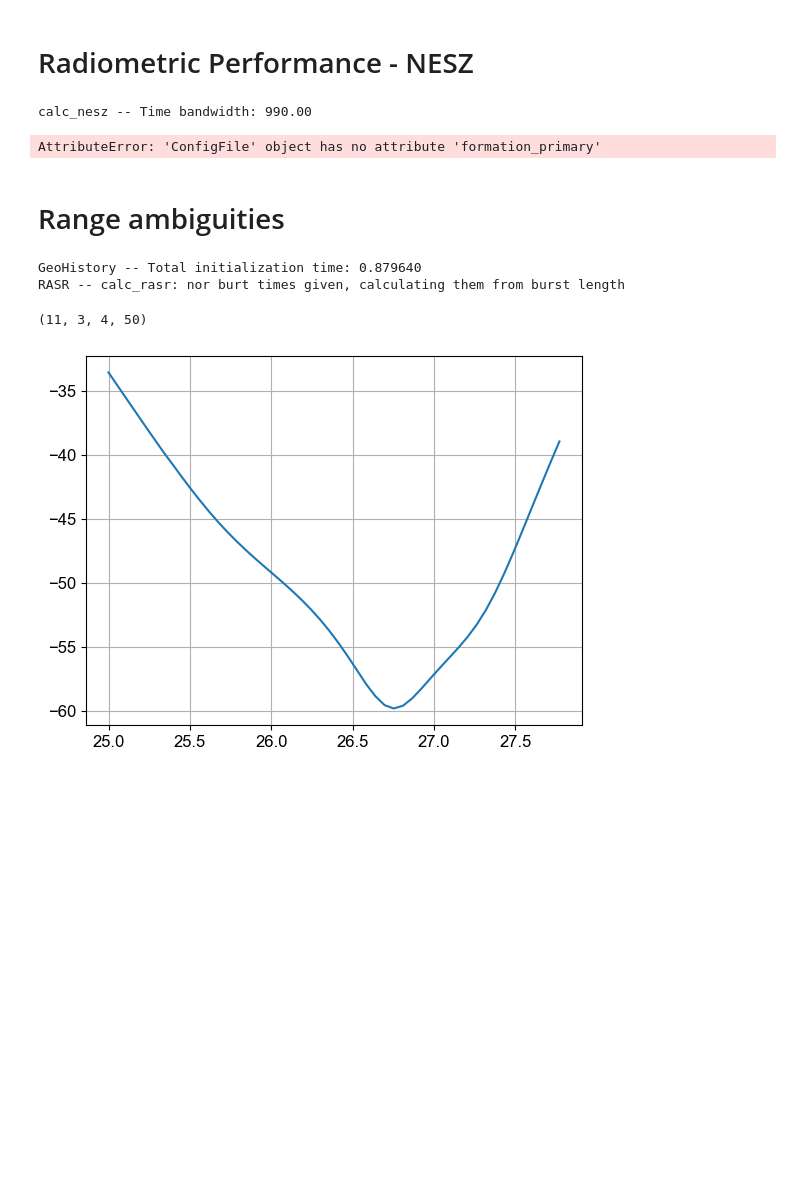
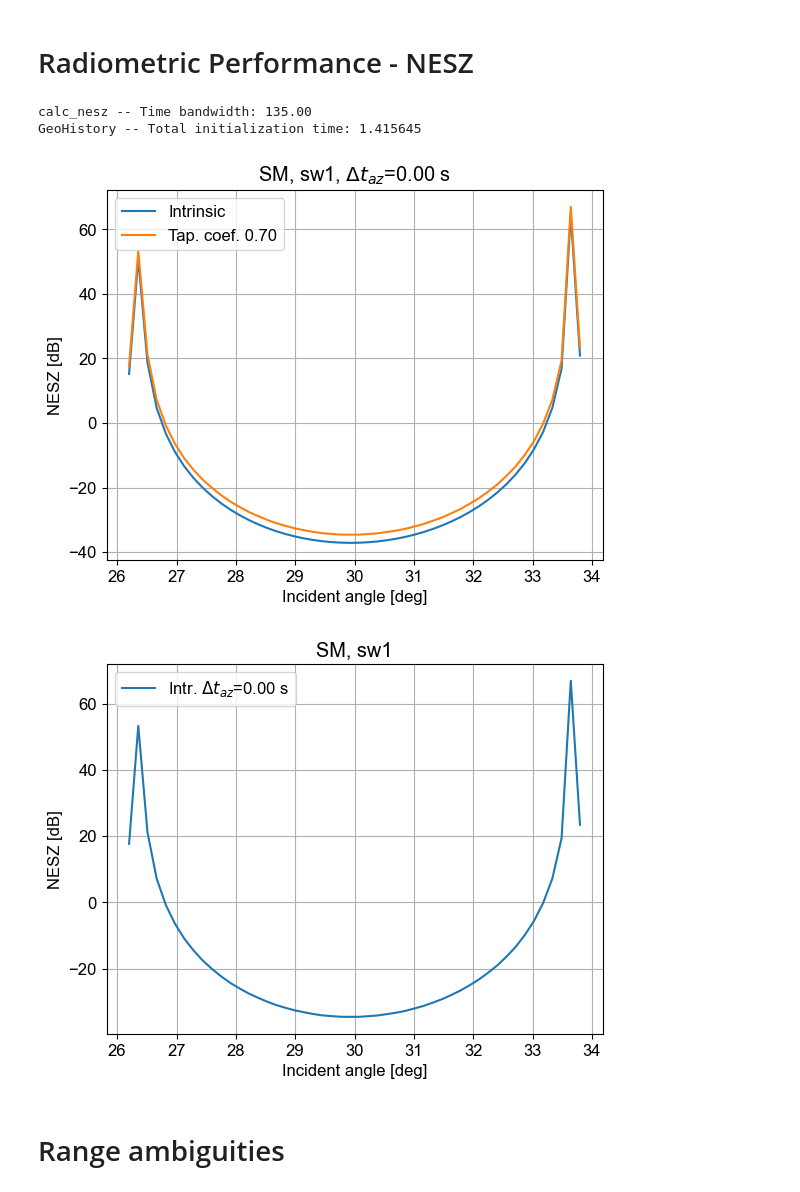
Before and after one commit to Jellevdm/GlobalScatt, a Jupyter notebook: Instrument Performance.ipynb, the cells around one changed output. Cells and saved outputs as stored; diff of their text form; code cells hidden in the pictures; blank space fills up the shorter version.

```diff
--- a/Instrument Performance.ipynb
+++ b/Instrument Performance.ipynb
@@ -162,72 +163,69 @@ nesz_files = []
 for swth in range(Nswth):
     modeandswth = f"{short_name}_{swth + 1}"
     modedir = os.path.join(save_dir, modeandswth)
     nesz_files.append(os.path.join(modedir, "nesz.p"))
     if do_neszs:
         nesz_ = calc_nesz(
             conf,
             mode,
             swth,
             txname=txname,
             rxname=rxname,
             savedirr=save_dir,
             t_in_bs=[0],
             n_az_pts=n_az_pts,
             extra_losses=rxcnf.L,
             # Tanalysis=t_analysis+2,
             az_sampling=600,
             bistatic=is_bistatic,
             # r_planet=cnsts.r_moon,
             # gm_planet=cnsts.gm_moon,
             # aei = (cnsts.r_moon + conf.orbit.Horb, 0, 90), # This overrides orbit determination
             # ellipsoid = [cnsts.r_moon,cnsts.r_moon,cnsts.r_moon],
             # orb_type="free"
         )
         nesz_.save(os.path.join(modedir, "nesz.p"))
     else:
         nesz_ = NESZdata.from_file(os.path.join(modedir, "nesz.p"))
     neszs.append(nesz_)
 
-nesz = NESZdata.from_filelist(nesz_files)
-nesz.save(os.path.join(save_dir, f"{short_name}_NESZ.p"))
-nesz = NESZdata.from_file(os.path.join(save_dir, f"{short_name}_NESZ.p"))
+#Commented out to ignore error in saving something with dau
+# nesz = NESZdata.from_filelist(nesz_files)
+# nesz.save(os.path.join(save_dir, f"{short_name}_NESZ.p"))
+# nesz = NESZdata.from_file(os.path.join(save_dir, f"{short_name}_NESZ.p"))
 # %% [output]
-calc_nesz -- Time bandwidth: 990.00
+calc_nesz -- Time bandwidth: 135.00
+GeoHistory -- Total initialization time: 1.415645
-AttributeError: 'ConfigFile' object has no attribute 'formation_primary'
+[figure, added]
+[figure, added]
 # %% [markdown]
 # Range ambiguities
 # %%
-rasrs = []
-rasrs_files = []
-do_rasrs = True
-for swth in range(0, Nswth):
-    modeandswth = ("%s_sw%i" % (short_name, swth + 1))
-    #modedir = os.path.join(savedirr, modeandswth)
-    rasrs_files.append(os.path.join(modedir,'rasr.p'))
-    if do_rasrs:
-        rasr_ = RASR(conf, mode, swth, txname=txname,
-                     rxname=rxname,
-                     savedirr=save_dir,
-                     t_in_bs=None,
-                     n_az_pts=n_az_pts, n_amb_az=0, Tanalysis=10,
-                     az_sampling=100, bistatic=False, verbosity=1)
-        rasr_.save(os.path.join(modedir,'rasr.p'))
-    else:
-        rasr_ = RASRdata.from_file(os.path.join(modedir,'rasr.p'))
-    rasrs.append(rasr_)
+# rasrs = []
+# rasrs_files = []
+# do_rasrs = True
+# for swth in range(0, Nswth):
+#     modeandswth = ("%s_sw%i" % (short_name, swth + 1))
+#     #modedir = os.path.join(savedirr, modeandswth)
+#     rasrs_files.append(os.path.join(modedir,'rasr.p'))
+#     if do_rasrs:
+#         rasr_ = RASR(conf, mode, swth, txname=txname,
+#                      rxname=rxname,
+#                      savedirr=save_dir,
+#                      t_in_bs=None,
+#                      n_az_pts=n_az_pts, n_amb_az=0, Tanalysis=10,
+#                      az_sampling=100, bistatic=False, verbosity=1)
+#         rasr_.save(os.path.join(modedir,'rasr.p'))
+#     else:
+#         rasr_ = RASRdata.from_file(os.path.join(modedir,'rasr.p'))
+#     rasrs.append(rasr_)
 
-rasr = RASRdata.from_filelist(rasrs_files)
-rasr.save(os.path.join(save_dir, "%s_RASR.p" % short_name))
-rasr = RASRdata.from_file(os.path.join(save_dir, "%s_RASR.p" % short_name))
+# rasr = RASRdata.from_filelist(rasrs_files)
+# rasr.save(os.path.join(save_dir, "%s_RASR.p" % short_name))
+# rasr = RASRdata.from_file(os.path.join(save_dir, "%s_RASR.p" % short_name))
-# %% [output]
-GeoHistory -- Total initialization time: 0.879640
-RASR -- calc_rasr: nor burt times given, calculating them from burst length
 # %%
-rasr.calc_rasr()
-print(rasr.rasr_parcial.shape)
-plt.figure()
-plt.plot(rasr.inc_v, 10*np.log10(rasr.rasr_total[0]))
-plt.grid(True)
+# rasr.calc_rasr()
+# print(rasr.rasr_parcial.shape)
+# plt.figure()
+# plt.plot(rasr.inc_v, 10*np.log10(rasr.rasr_total[0]))
+# plt.grid(True)
-# %% [output]
-(11, 3, 4, 50)
-[figure, removed]
```
Also changed, not shown: parts of 4 cells of this notebook, 28 other files.
